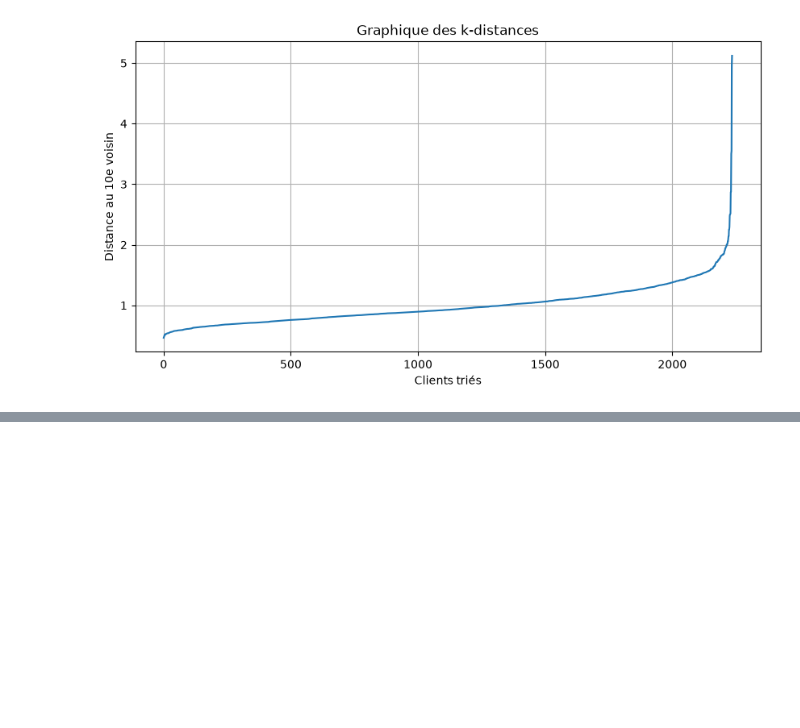
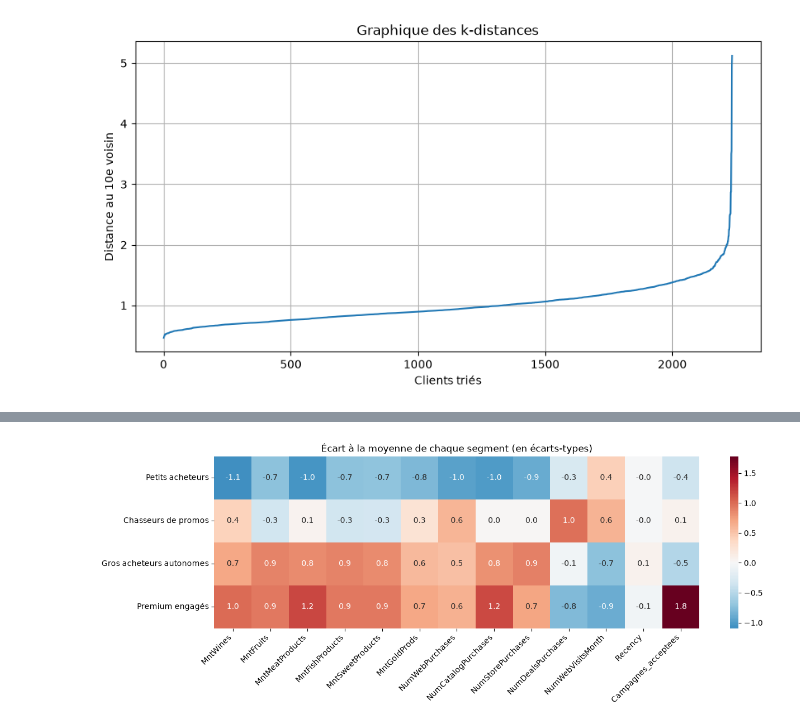
Before and after one commit to hilaryChoco/customer-segmentation-clustering, a Jupyter notebook: notebooks/segmentation_clients.ipynb, the cells around one changed output, grey strips where cells are left out. Cells and saved outputs as stored; diff of their text form; code cells hidden in the pictures; blank space fills up the shorter version.

```diff
--- a/notebooks/01_exploration.ipynb
+++ b/notebooks/segmentation_clients.ipynb
@@ -655,0 +683,12 @@ plt.show()
+# %%
+# eps retenu : coude du graphique des k-distances
+df["Segment_DBSCAN"] = DBSCAN(eps=1.7, min_samples=min_samples).fit_predict(X_pca5)
+print(df["Segment_DBSCAN"].value_counts().sort_index())
+
+# Le silhouette exige au moins 2 segments (hors bruit)
+masque = df["Segment_DBSCAN"] != -1
+if df.loc[masque, "Segment_DBSCAN"].nunique() > 1:
+    print("Silhouette (hors bruit) :",
+          round(silhouette_score(X_pca5[masque], df.loc[masque, "Segment_DBSCAN"]), 3))
+else:
+    print("Un seul segment : le silhouette n'est pas calculable.")
@@ -655,0 +978,12 @@ plt.show()
+# %%
+# Moyenne des variables standardisées (X_scaled du TICKET-05) par segment
+profil_z = X_scaled.groupby(df["Segment"]).mean().reindex(ordre)
+
+plt.figure(figsize=(14, 4))
+sns.heatmap(profil_z, annot=True, fmt=".1f", cmap="RdBu_r", center=0)
+plt.title("Écart à la moyenne de chaque segment (en écarts-types)")
+plt.ylabel("")
+plt.xticks(rotation=45, ha="right")
+plt.show()
+# %% [output]
+[figure, added]
```
Also changed, not shown: parts of 56 cells of this notebook, 4 other files.
